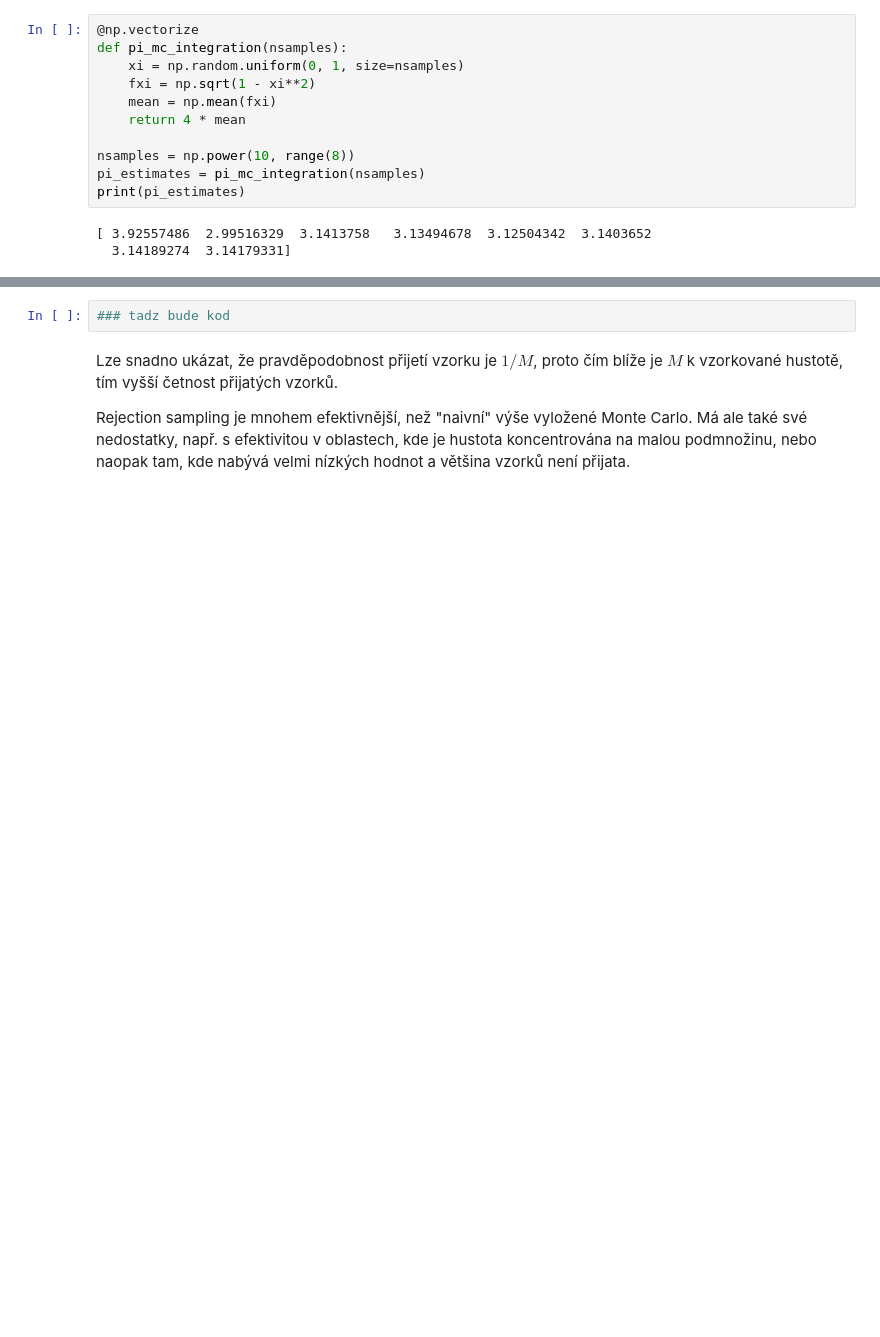
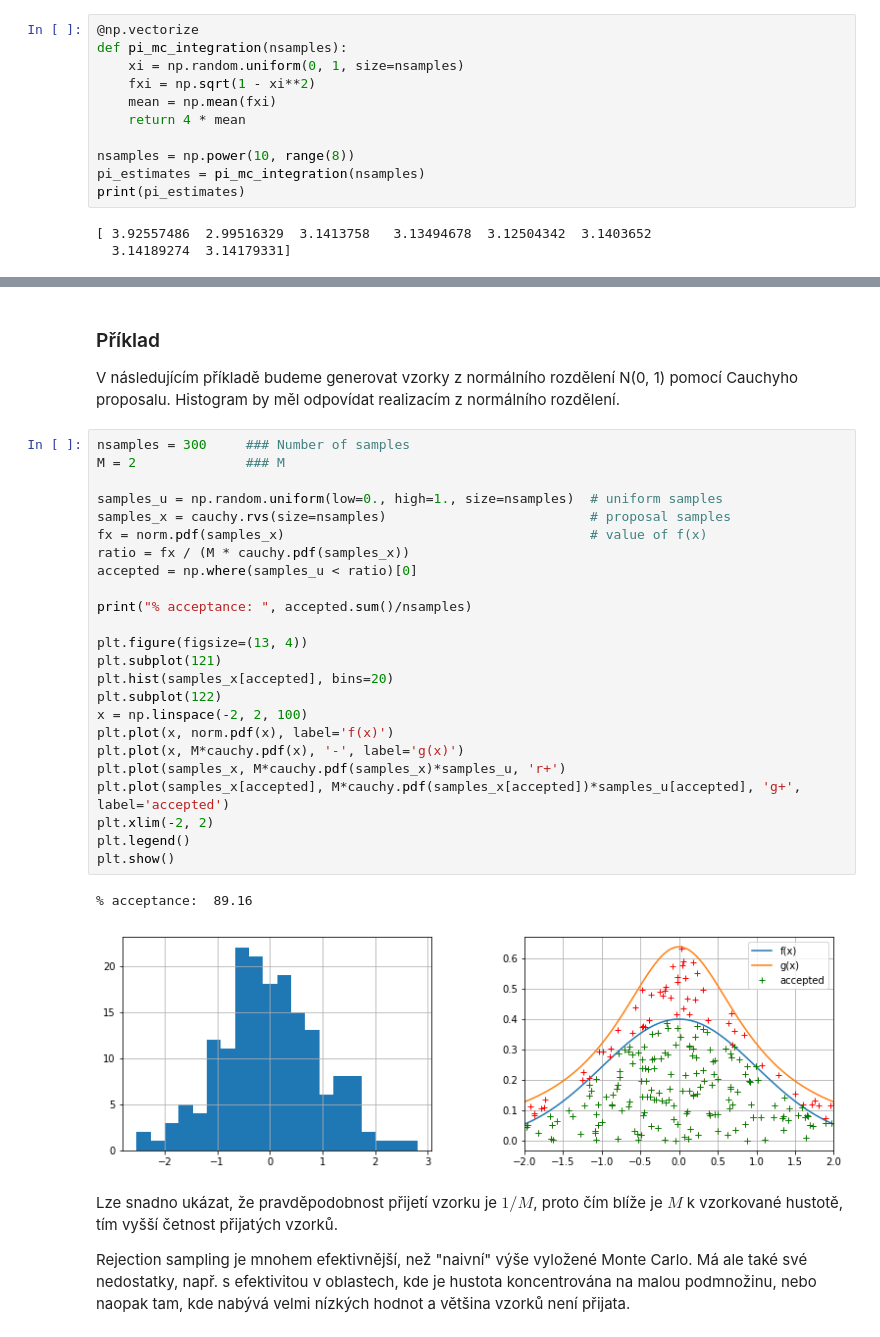
Before and after one commit to TaIos/bml, a Jupyter notebook: prednasky/9_prednaska.ipynb, the cells around one changed output, grey strips where cells are left out. Drawn from its saved outputs; the diff is of its cells as text; blank space fills up the shorter version.

```diff
--- a/prednasky/9_prednaska.ipynb
+++ b/prednasky/9_prednaska.ipynb
@@ -173,5 +198,34 @@ OBROBROBROBRAZEK
-# %%
-### tadz bude kod
+# %% [markdown]
+### Příklad
+
+V následujícím příkladě budeme generovat vzorky z normálního rozdělení N(0, 1) pomocí Cauchyho proposalu. Histogram by měl odpovídat realizacím z normálního rozdělení.
+# %%
+nsamples = 300     ### Number of samples
+M = 2              ### M
+
+samples_u = np.random.uniform(low=0., high=1., size=nsamples)  # uniform samples
+samples_x = cauchy.rvs(size=nsamples)                          # proposal samples
+fx = norm.pdf(samples_x)                                       # value of f(x)
+ratio = fx / (M * cauchy.pdf(samples_x))
+accepted = np.where(samples_u < ratio)[0]
+
+print("% acceptance: ", accepted.sum()/nsamples)
+
+plt.figure(figsize=(13, 4))
+plt.subplot(121)
+plt.hist(samples_x[accepted], bins=20)
+plt.subplot(122)
+x = np.linspace(-2, 2, 100)
+plt.plot(x, norm.pdf(x), label='f(x)')
+plt.plot(x, M*cauchy.pdf(x), '-', label='g(x)')
+plt.plot(samples_x, M*cauchy.pdf(samples_x)*samples_u, 'r+')
+plt.plot(samples_x[accepted], M*cauchy.pdf(samples_x[accepted])*samples_u[accepted], 'g+', label='accepted')
+plt.xlim(-2, 2)
+plt.legend()
+plt.show()
+# %% [output]
+% acceptance:  89.16
+[figure, added]
 # %% [markdown]
 Lze snadno ukázat, že pravděpodobnost přijetí vzorku je $1/M$, proto čím blíže je $M$ k vzorkované hustotě, tím vyšší četnost přijatých vzorků.
 
```
Also changed, not shown: parts of 9 cells of this notebook.
